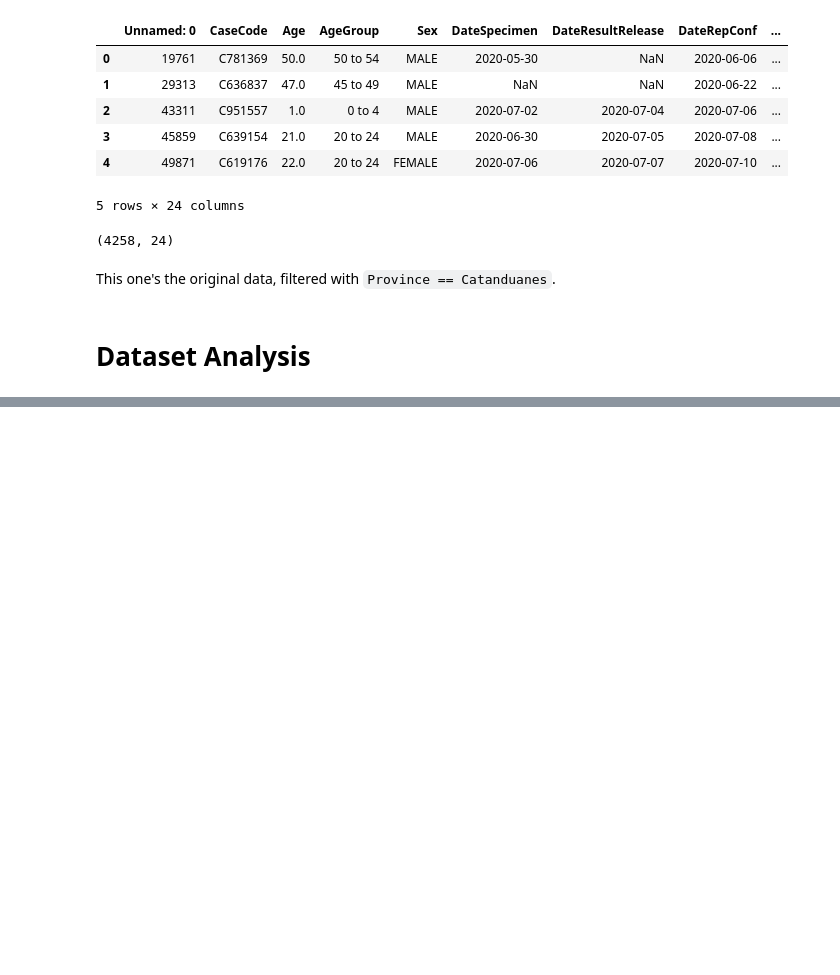
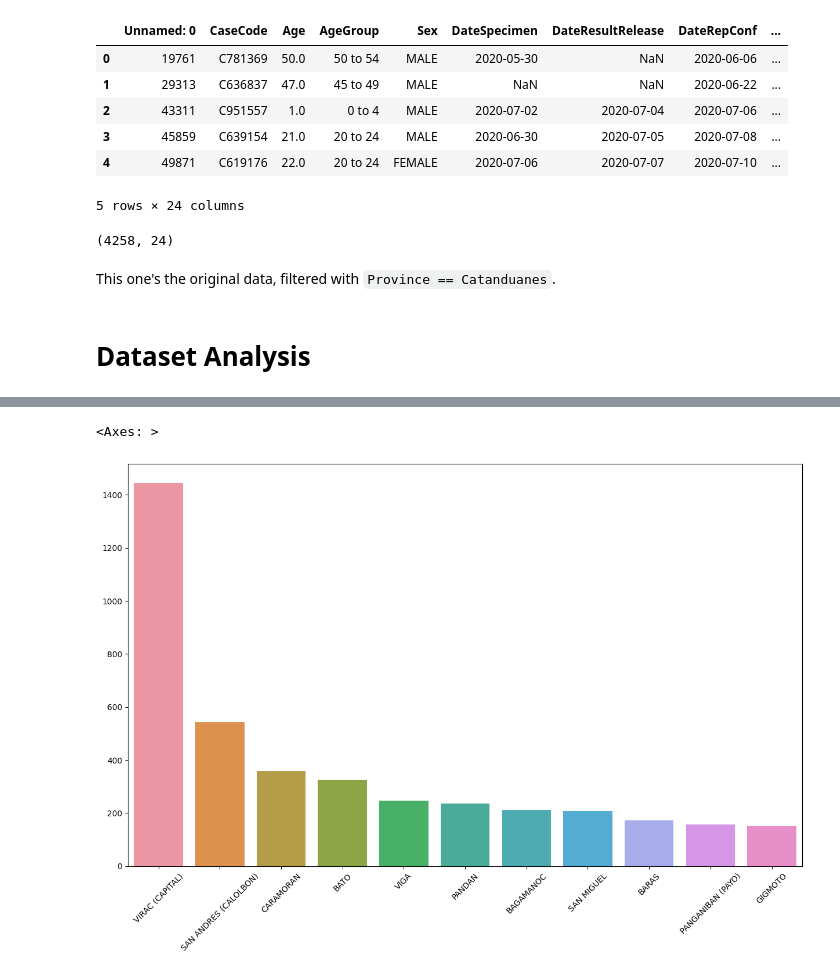
Before and after one commit to dddelacruz/cs198-scl-envi-2425, a Jupyter notebook: data_analysis.ipynb, the cells around one changed output, grey strips where cells are left out. Cells and saved outputs as stored; diff of their text form; code cells hidden in the pictures; blank space fills up the shorter version.

Commit message:
feat: add graphs

```diff
--- a/data_analysis.ipynb
+++ b/data_analysis.ipynb
@@ -103,0 +115,2 @@ dataset.head()
+# %%
+dataset.drop(['Unnamed: 0'], axis=1, inplace=True)
@@ -103,0 +164,15 @@ dataset.head()
+# %%
+import seaborn as sns
+from matplotlib import rcParams
+from matplotlib import pyplot as plt
+
+ds = dataset['CityMunRes'].value_counts().to_dict()
+xs = [key for key, _ in ds.items()]
+ys = [value for _, value in ds.items()]
+
+rcParams['figure.figsize'] = 15, 9
+plt.xticks(rotation=45)
+sns.barplot(x=xs, y=ys)
+# %% [output]
+<Axes: >
+[figure, added]
```
Also changed, not shown: parts of 13 cells of this notebook.
